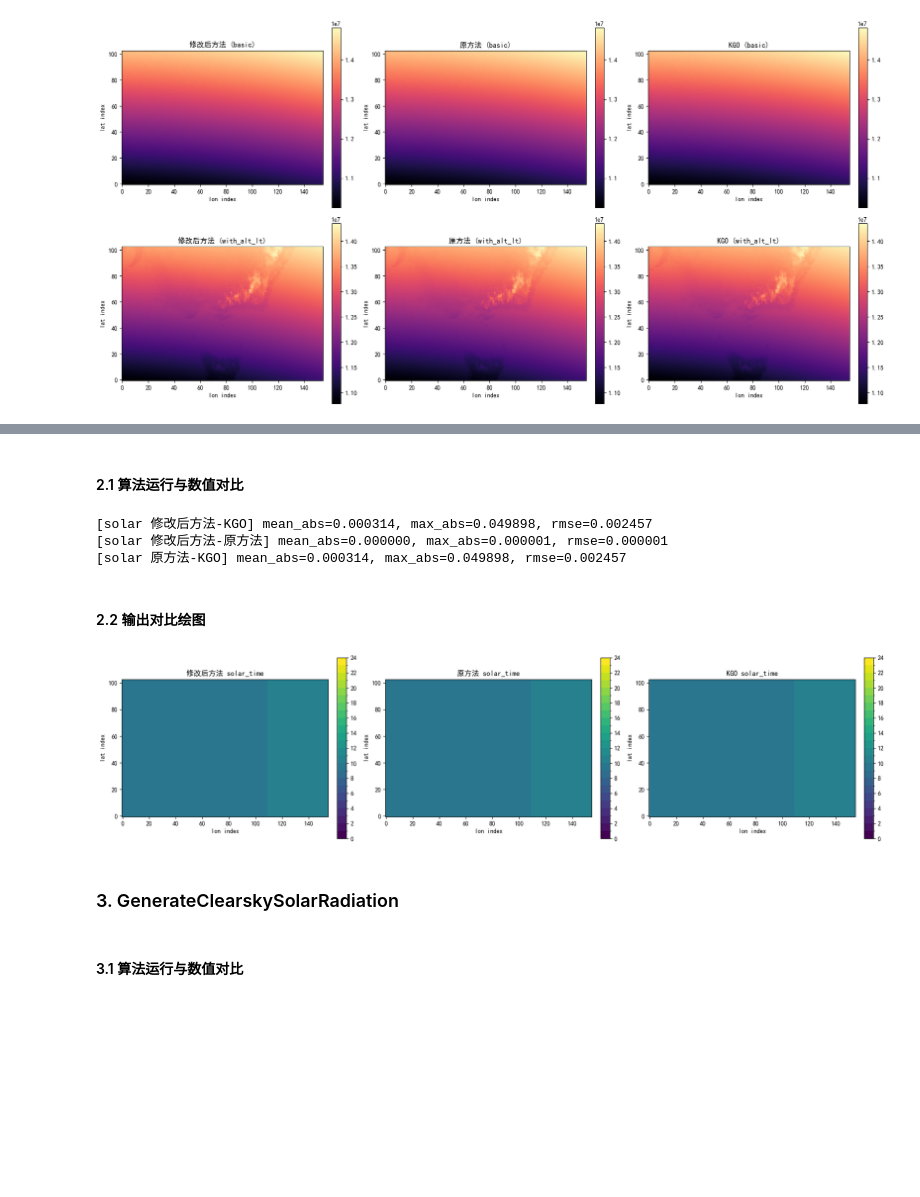
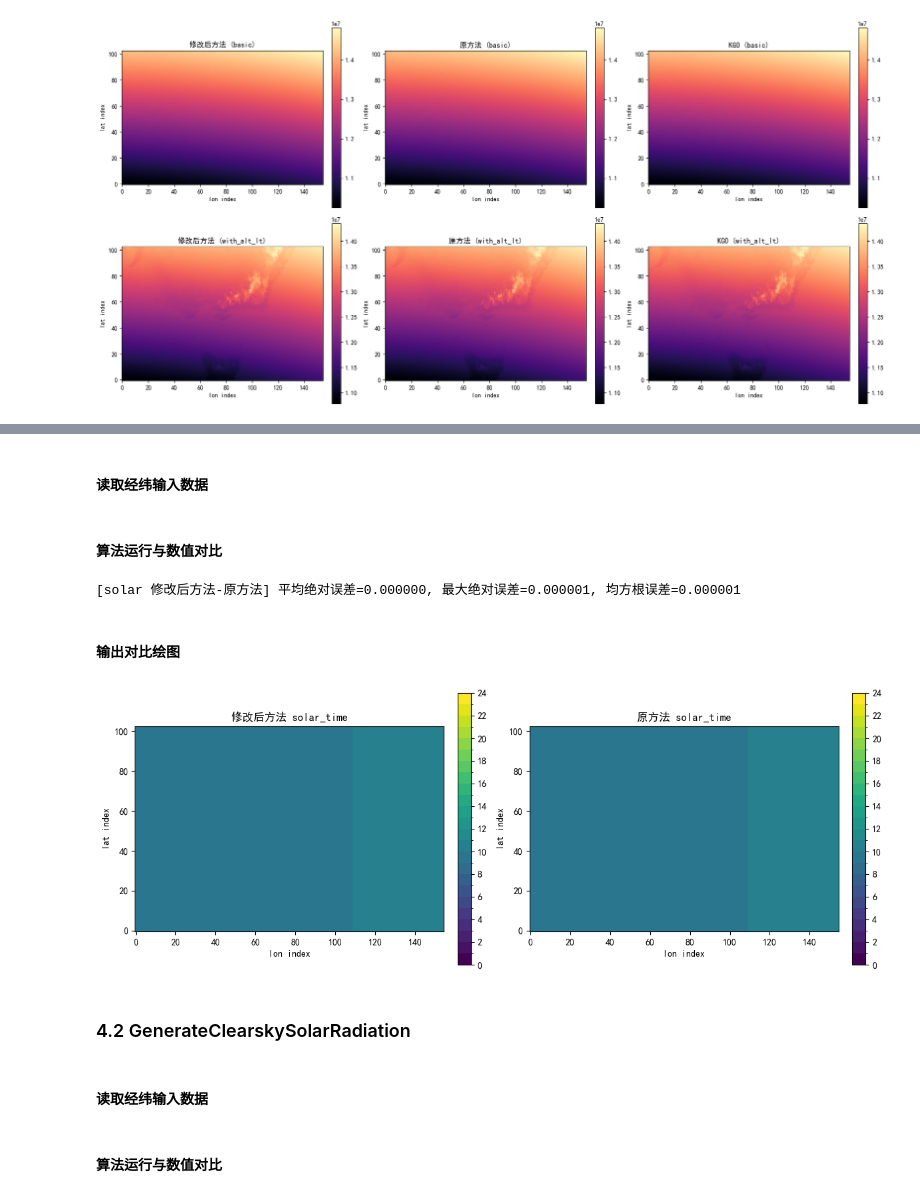
Before and after one commit to guoyunqian/NIMM_pip_repos, a Jupyter notebook: 00temp/generate_derived_solar_fields/nbs/generate_derived_solar_fields.ipynb, the cells around one changed output, grey strips where cells are left out. Cells and saved outputs as stored; diff of their text form; code cells hidden in the pictures; blank space fills up the shorter version.

```diff
--- a/00temp/generate_derived_solar_fields/nbs/generate_derived_solar_fields.ipynb
+++ b/00temp/generate_derived_solar_fields/nbs/generate_derived_solar_fields.ipynb
@@ -775,0 +476,2 @@ array([[[[[[ 0.       ,  0.       ,  0.       , ...,  0.       ,
+# %% [markdown]
+#### 读取经纬输入数据
@@ -776,13 +488,11 @@ array([[[[[[ 0.       ,  0.       ,  0.       , ...,  0.       ,
 # %% [markdown]
-#### 2.1 算法运行与数值对比
+#### 算法运行与数值对比
 # %%
-# 修改后方法调用：使用经纬输入运行 SolarTime
+# 经纬路径：调用方式与投影相同，只是输入换成经纬网格
 solar_current_basic_latlon = GenerateSolarTime().process(
     target_grid=solar_target_grid_latlon,
     time=solar_valid_time_dt,
 )
-
-# 参数行为检查：new_title 透传到输出 attrs
 solar_current_new_title_latlon = GenerateSolarTime().process(
     target_grid=solar_target_grid_latlon,
     time=solar_valid_time_dt,
@@ -790,63 +500,42 @@ solar_current_new_title_latlon = GenerateSolarTime().process(
 )
 assert solar_current_new_title_latlon.attrs.get("title") == "demo_new_title"
 
-# 原方法：在同一份经纬输入上调用，确保对比公平
 orig_solar_plugin = OrigGenerateSolarTime()
 solar_original_basic_latlon_cube = orig_solar_plugin.process(
-    xr2d_to_iris_latlon_cube(solar_input_latlon, name="surface_altitude", units="m"),
+    solar_input_latlon_cube,
     solar_valid_time_dt,
 )
-solar_original_basic_latlon = iris_cube_to_xr2d(
-    solar_original_basic_latlon_cube, name="solar_original_basic_latlon"
+c_solar2, o_solar2, d_solar2_co = compare_stats(
+    solar_current_basic_latlon, solar_original_basic_latlon_cube, "solar 修改后方法-原方法"
 )
-
-# 指标对比：当前 vs KGO、当前 vs 原方法
-c_solar2, k_solar2, d_solar2_ck = compare_stats(
-    solar_current_basic_latlon, solar_kgo_basic_latlon, "solar 修改后方法-KGO"
-)
-_, o_solar2, d_solar2_co = compare_stats(
-    solar_current_basic_latlon, solar_original_basic_latlon, "solar 修改后方法-原方法"
-)
-_,_,d_solar2_ok = compare_stats(
-    solar_original_basic_latlon, solar_kgo_basic_latlon, "solar 原方法-KGO"
-)
 # %% [output]
-[solar 修改后方法-KGO] mean_abs=0.000314, max_abs=0.049898, rmse=0.002457
-[solar 修改后方法-原方法] mean_abs=0.000000, max_abs=0.000001, rmse=0.000001
-[solar 原方法-KGO] mean_abs=0.000314, max_abs=0.049898, rmse=0.002457
+[solar 修改后方法-原方法] 平均绝对误差=0.000000, 最大绝对误差=0.000001, 均方根误差=0.000001
 # %% [markdown]
-#### 2.2 输出对比绘图
+#### 输出对比绘图
 # %%
-# 绘图对比：修改后方法 / 原方法 / KGO（统一色标，便于直观比较）
-fig, axes = plt.subplots(1, 3, figsize=(18, 4.5))
+fig, axes = plt.subplots(1, 2, figsize=(12, 4.5))
 
-# SolarTime 代表一天中的小时数，固定使用 0-24 分箱显示
 solar_bounds = np.arange(0, 25, 1, dtype=np.float32)
 solar_cmap = plt.get_cmap("viridis", len(solar_bounds) - 1)
 solar_norm = BoundaryNorm(solar_bounds, solar_cmap.N, clip=True)
 solar_ticks = np.arange(0, 25, 2, dtype=np.int32)
 
 im0 = axes[0].imshow(c_solar2, origin="lower", cmap=solar_cmap, norm=solar_norm)
 axes[0].set_title("修改后方法 solar_time")
-axes[0].set_xlabel("lon index")
-axes[0].set_ylabel("lat index")
 plt.colorbar(im0, ax=axes[0], fraction=0.046, pad=0.04, ticks=solar_ticks)
 
 im1 = axes[1].imshow(o_solar2, origin="lower", cmap=solar_cmap, norm=solar_norm)
 axes[1].set_title("原方法 solar_time")
-axes[1].set_xlabel("lon index")
-axes[1].set_ylabel("lat index")
 plt.colorbar(im1, ax=axes[1], fraction=0.046, pad=0.04, ticks=solar_ticks)
 
-im2 = axes[2].imshow(k_solar2, origin="lower", cmap=solar_cmap, norm=solar_norm)
-axes[2].set_title("KGO solar_time")
-axes[2].set_xlabel("lon index")
-axes[2].set_ylabel("lat index")
-plt.colorbar(im2, ax=axes[2], fraction=0.046, pad=0.04, ticks=solar_ticks)
-
+for ax in axes:
+    ax.set_xlabel("lon index")
+    ax.set_ylabel("lat index")
 plt.tight_layout()
 plt.show()
 # %% [output]
-[figure, old version]
+[figure, new version]
 # %% [markdown]
-### 3. GenerateClearskySolarRadiation
+### 4.2 GenerateClearskySolarRadiation
+# %% [markdown]
+#### 读取经纬输入数据
@@ -853,3 +565,3 @@ plt.show()
 # %% [markdown]
-#### 3.1 算法运行与数值对比
+#### 算法运行与数值对比
 # %%
```
Also changed, not shown: parts of 39 cells of this notebook, 16 other files.
